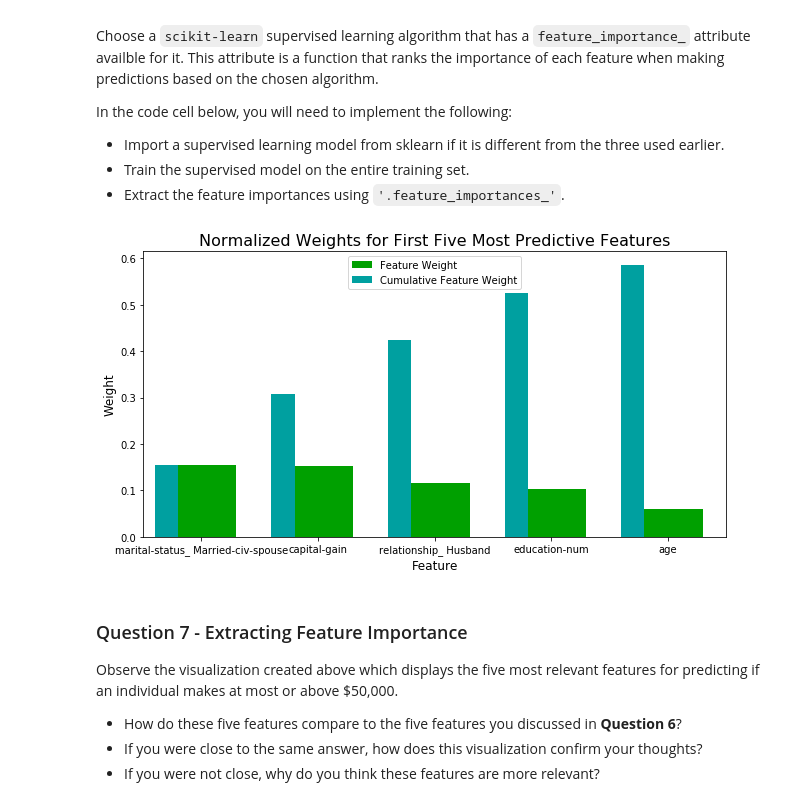
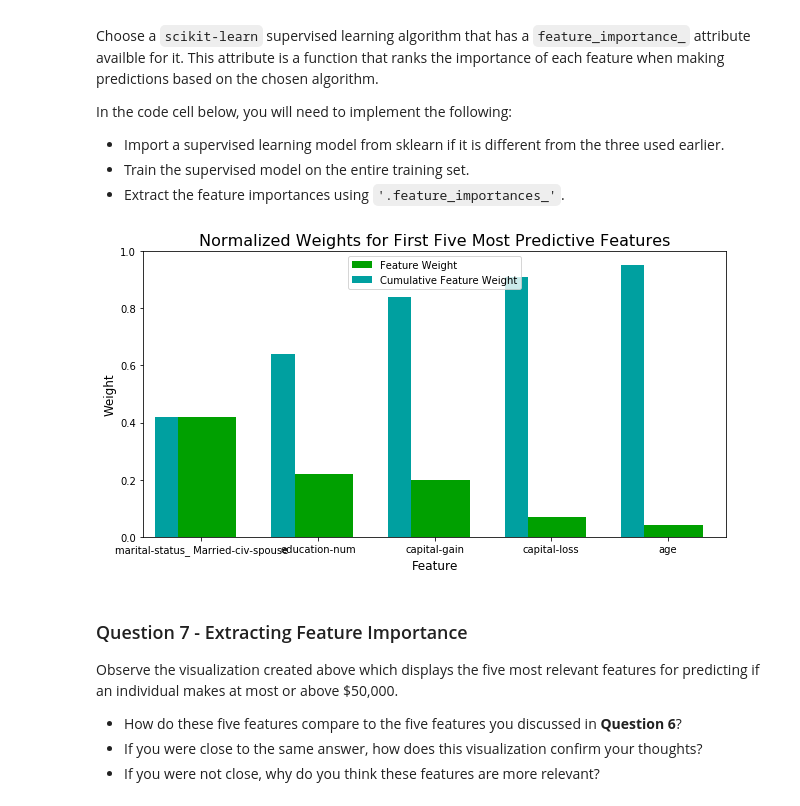
Before and after one commit to wang-zhe/Udacity-Review-Statistics, a Jupyter notebook: finding_donors.ipynb, the cells around one changed output. Saved outputs shown, nothing was run; the diff lists cells and outputs as text; code cells hidden in the pictures.

```diff
--- a/finding_donors.ipynb
+++ b/finding_donors.ipynb
@@ -160,7 +168,7 @@ Additionally, as with the non-numeric features, we need to convert the non-numer
 features_final = pd.get_dummies(features_log_minmax_transform)
 
 # TODO: Encode the 'income_raw' data to numerical values
-income = income_raw.apply(lambda x: 0 if x == '<=50K' else 1)
+income = income_raw.map({'<=50K':0, '>50K':1})
 
 # Print the number of features after one-hot encoding
 encoded = list(features_final.columns)
@@ -168,6 +176,5 @@ print("{} total features after one-hot encoding.".format(len(encoded)))
 
 # Uncomment the following line to see the encoded feature names
 #print(encoded)
-features_final.head()
 # %% [output]
 103 total features after one-hot encoding.
@@ -366,22 +396,21 @@ In the code cell, you will need to implement the following:
 # %%
 # TODO: Import the three supervised learning models from sklearn
 from sklearn.tree import DecisionTreeClassifier
-from sklearn.svm import SVC
-from sklearn.linear_model import LogisticRegression
 from sklearn.ensemble import RandomForestClassifier
+from sklearn.naive_bayes import GaussianNB
+
 # TODO: Initialize the three models
-#clf_A = DecisionTreeClassifier()
-clf_A = SVC(random_state=0)
-clf_B = RandomForestClassifier(random_state=0)
-clf_C = LogisticRegression(random_state=0)
+clf_A = DecisionTreeClassifier(random_state=23)
+clf_B = RandomForestClassifier(random_state=23)
+clf_C = GaussianNB()
 
 # TODO: Calculate the number of samples for 1%, 10%, and 100% of the training data
 # HINT: samples_100 is the entire training set i.e. len(y_train)
 # HINT: samples_10 is 10% of samples_100 (ensure to set the count of the values to be `int` and not `float`)
 # HINT: samples_1 is 1% of samples_100 (ensure to set the count of the values to be `int` and not `float`)
 samples_100 = len(y_train)
-samples_10 = int(0.1*samples_100)
-samples_1 = int(0.01*samples_100)
+samples_10 = int(0.1 * samples_100)
+samples_1 = int(0.01 * samples_100)
 
 # Collect results on the learners
 results = {}
@@ -447,22 +486,23 @@ Fine tune the chosen model. Use grid search (`GridSearchCV`) with at least one i
 **Note:** Depending on the algorithm chosen and the parameter list, the following implementation may take some time to run!
 # %%
 # TODO: Import 'GridSearchCV', 'make_scorer', and any other necessary libraries
-from sklearn.grid_search import GridSearchCV
+from sklearn.model_selection import GridSearchCV
 from sklearn.metrics import make_scorer
+from sklearn.tree import DecisionTreeClassifier
 
 # TODO: Initialize the classifier
-clf = RandomForestClassifier()
+clf = DecisionTreeClassifier(random_state=23)
 
 # TODO: Create the parameters list you wish to tune, using a dictionary if needed.
 # HINT: parameters = {'parameter_1': [value1, value2], 'parameter_2': [value1, value2]}
-parameters = {'n_estimators': np.arange(200,500,100), 'criterion': ['gini','entropy'],\
-             'max_features': ['auto','sqrt','log2'], 'max_depth': np.arange(5,10)}
+#max_depth, min_samples_leaf, max_features
+parameters = {'max_depth': [6, 7, 8, 9, 10], 'min_samples_leaf': [1, 2, 4, 6, 8], 'min_samples_split': [2, 3, 4]}
 
 # TODO: Make an fbeta_score scoring object using make_scorer()
 scorer = make_scorer(fbeta_score, beta=0.5)
 
 # TODO: Perform grid search on the classifier using 'scorer' as the scoring method using GridSearchCV()
-grid_obj = GridSearchCV(clf, param_grid=parameters, scoring=scorer)
+grid_obj = GridSearchCV(clf, parameters, scoring=scorer)
 
 # TODO: Fit the grid search object to the training data and find the optimal parameters using fit()
 grid_fit = grid_obj.fit(X_train, y_train)
@@ -474,6 +514,8 @@ best_clf = grid_fit.best_estimator_
 predictions = (clf.fit(X_train, y_train)).predict(X_test)
 best_predictions = best_clf.predict(X_test)
 
+print(best_clf)
+
 # Report the before-and-afterscores
 print("Unoptimized model\n------")
 print("Accuracy score on testing data: {:.4f}".format(accuracy_score(y_test, predictions)))
@@ -531,18 +594,21 @@ In the code cell below, you will need to implement the following:
  - Extract the feature importances using `'.feature_importances_'`.
 # %%
 # TODO: Import a supervised learning model that has 'feature_importances_'
+#from sklearn.tree import DecisionTreeClassifier
 
+# I am using the (Decision Tree) model optimized above.
 
 # TODO: Train the supervised model on the training set using .fit(X_train, y_train)
-model = best_clf
+#model = DecisionTreeClassifier()
+#model.fit(X_train, y_train)
 
 # TODO: Extract the feature importances using .feature_importances_
-importances = model.feature_importances_
+best_clf.feature_importances_
 
 # Plot
 vs.feature_plot(importances, X_train, y_train)
 # %% [output]
-[figure, old version]
+[figure, new version]
 # %% [markdown]
 ### Question 7 - Extracting Feature Importance
 
```
Also changed, not shown: parts of 26 cells of this notebook.
